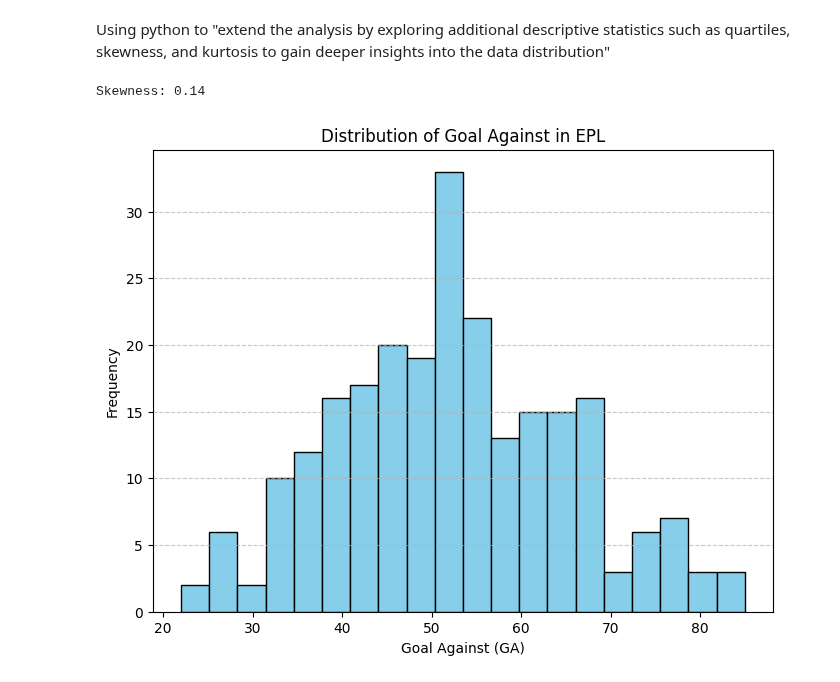
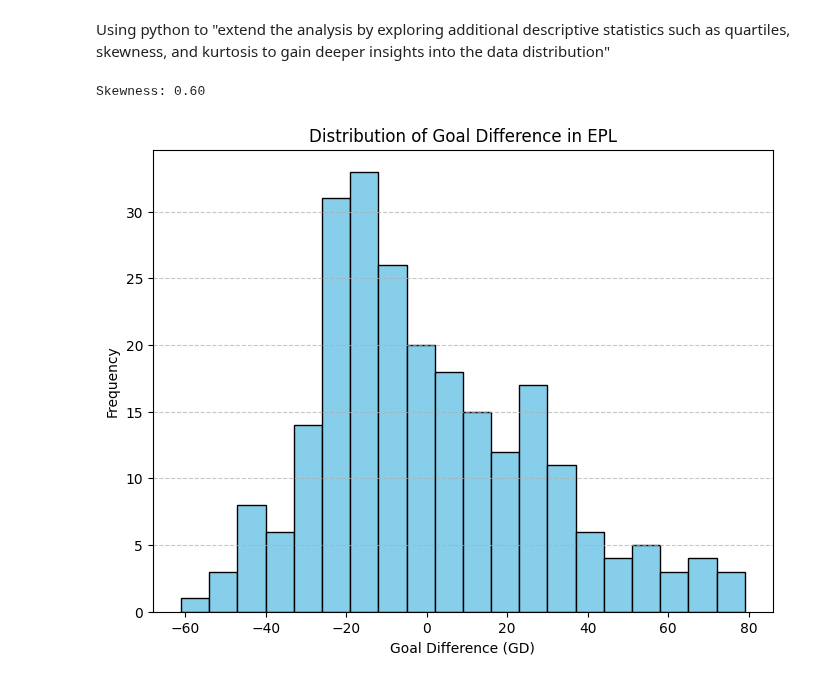
Before and after one commit to NeghiDB/365DaysSoccerDataAnalysisChallenge, a Jupyter notebook: index.ipynb, the cells around one changed output. Drawn from its saved outputs; the diff is of its cells as text; code cells hidden in the pictures.

Commit message:
Using python to "extend the analysis by exploring additional descriptive statistics such as quartiles, skewness, and kurtosis to gain deeper insights into the data distribution"

```diff
--- a/index.ipynb
+++ b/index.ipynb
@@ -249,23 +249,23 @@ Using python to "extend the analysis by exploring additional descriptive statist
 # %%
 import pandas as pd
 import matplotlib.pyplot as plt
 from scipy.stats import skew
 
 # Read the data
 data = pd.read_csv('EPL Regular Season Stats 2011-2023 NEWEST.csv', encoding='latin1', index_col=None)
 
 # Calculate skewness
-skewness = skew(data['GA'])
+skewness = skew(data['GD'])
 print(f"Skewness: {skewness:.2f}")
 
 # Create a histogram
 plt.figure(figsize=(8, 6))
-plt.hist(data['GA'], bins=20, color='skyblue', edgecolor='black')
-plt.xlabel('Goal Against (GA)')
+plt.hist(data['GD'], bins=20, color='skyblue', edgecolor='black')
+plt.xlabel('Goal Difference (GD)')
 plt.ylabel('Frequency')
-plt.title('Distribution of Goal Against in EPL')
+plt.title('Distribution of Goal Difference in EPL')
 plt.grid(axis='y', linestyle='--', alpha=0.7)
 plt.show()
 # %% [output]
-Skewness: 0.14
+Skewness: 0.60
-[figure, old version]
+[figure, new version]
```
